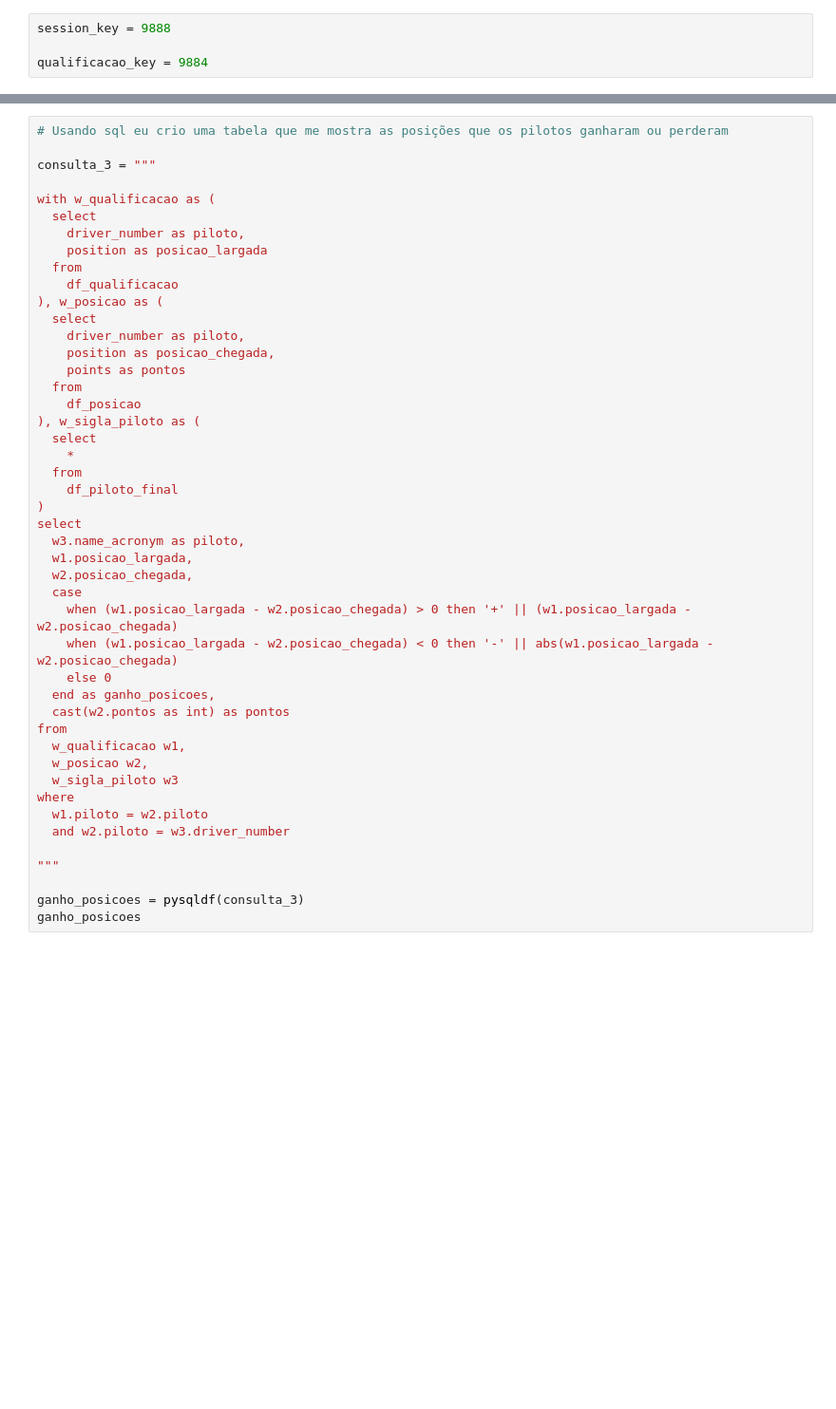
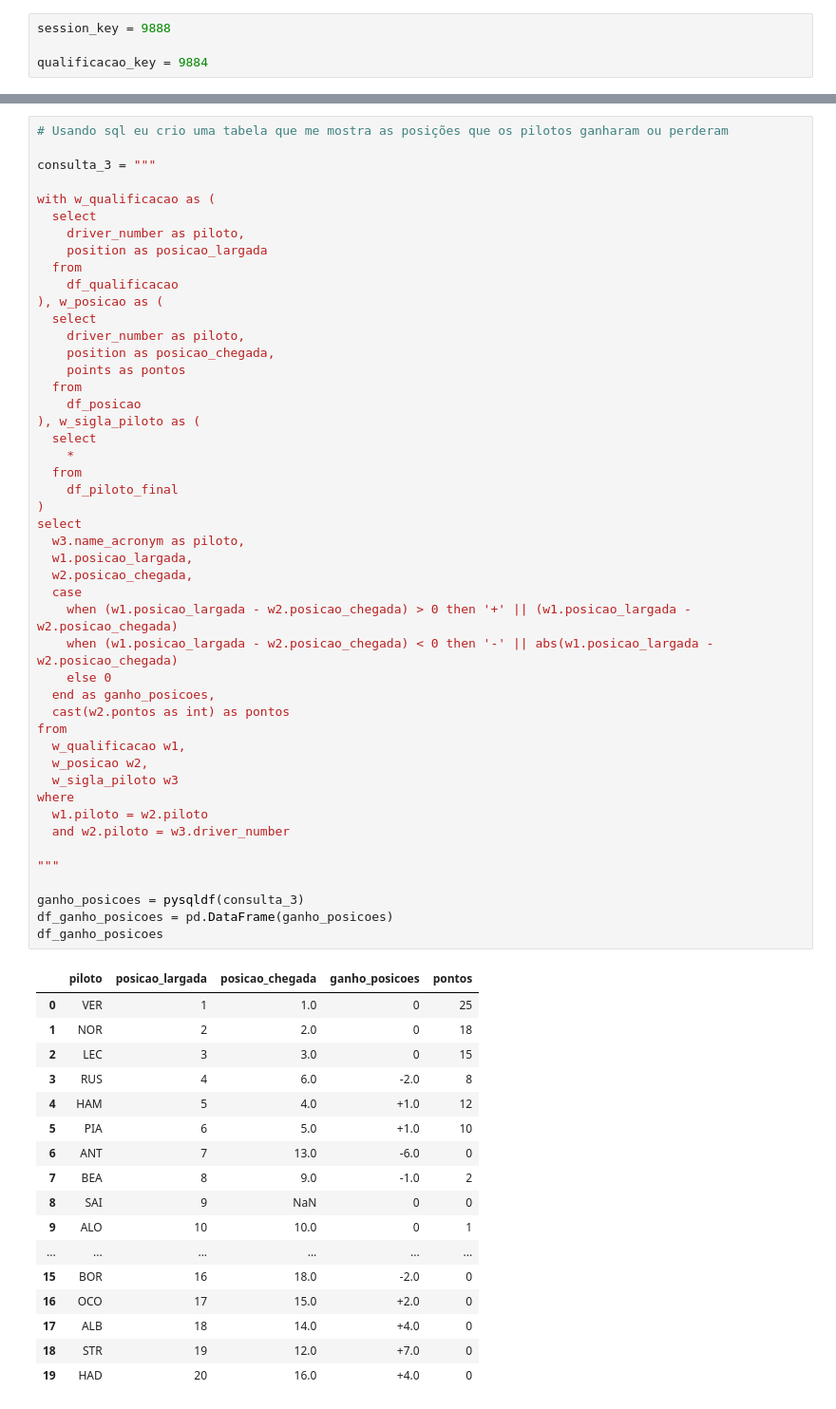
Before and after one commit to ciceroalcantara/analises, a Jupyter notebook: 002_f1_austin_2025.ipynb, the cells around one changed output, grey strips where cells are left out. Shown at 95% size. Saved outputs shown, nothing was run; the diff lists cells and outputs as text; blank space fills up the shorter version.

```diff
--- a/002_f1_austin_2025.ipynb
+++ b/002_f1_austin_2025.ipynb
@@ -214,34 +300,53 @@ with w_qualificacao as (
     points as pontos
   from
     df_posicao
 ), w_sigla_piloto as (
   select
     *
   from
     df_piloto_final
 )
 select
   w3.name_acronym as piloto,
   w1.posicao_largada,
   w2.posicao_chegada,
   case
     when (w1.posicao_largada - w2.posicao_chegada) > 0 then '+' || (w1.posicao_largada - w2.posicao_chegada)
     when (w1.posicao_largada - w2.posicao_chegada) < 0 then '-' || abs(w1.posicao_largada - w2.posicao_chegada)
     else 0
   end as ganho_posicoes,
   cast(w2.pontos as int) as pontos
 from
   w_qualificacao w1,
   w_posicao w2,
   w_sigla_piloto w3
 where
   w1.piloto = w2.piloto
   and w2.piloto = w3.driver_number
 
 """
 
 ganho_posicoes = pysqldf(consulta_3)
-ganho_posicoes
+df_ganho_posicoes = pd.DataFrame(ganho_posicoes)
+df_ganho_posicoes
+# %% [output]
+|  | piloto | posicao_largada | posicao_chegada | ganho_posicoes | pontos |
+| 0 | VER | 1 | 1.0 | 0 | 25 |
+| 1 | NOR | 2 | 2.0 | 0 | 18 |
+| 2 | LEC | 3 | 3.0 | 0 | 15 |
+| 3 | RUS | 4 | 6.0 | -2.0 | 8 |
+| 4 | HAM | 5 | 4.0 | +1.0 | 12 |
+| 5 | PIA | 6 | 5.0 | +1.0 | 10 |
+| 6 | ANT | 7 | 13.0 | -6.0 | 0 |
+| 7 | BEA | 8 | 9.0 | -1.0 | 2 |
+| 8 | SAI | 9 | NaN | 0 | 0 |
+| 9 | ALO | 10 | 10.0 | 0 | 1 |
+| ... | ... | ... | ... | ... | ... |
+| 15 | BOR | 16 | 18.0 | -2.0 | 0 |
+| 16 | OCO | 17 | 15.0 | +2.0 | 0 |
+| 17 | ALB | 18 | 14.0 | +4.0 | 0 |
+| 18 | STR | 19 | 12.0 | +7.0 | 0 |
+| 19 | HAD | 20 | 16.0 | +4.0 | 0 |
 # %%
 # Gráfico de ganho de posições
 
```
Also changed, not shown: parts of 8 cells of this notebook.
